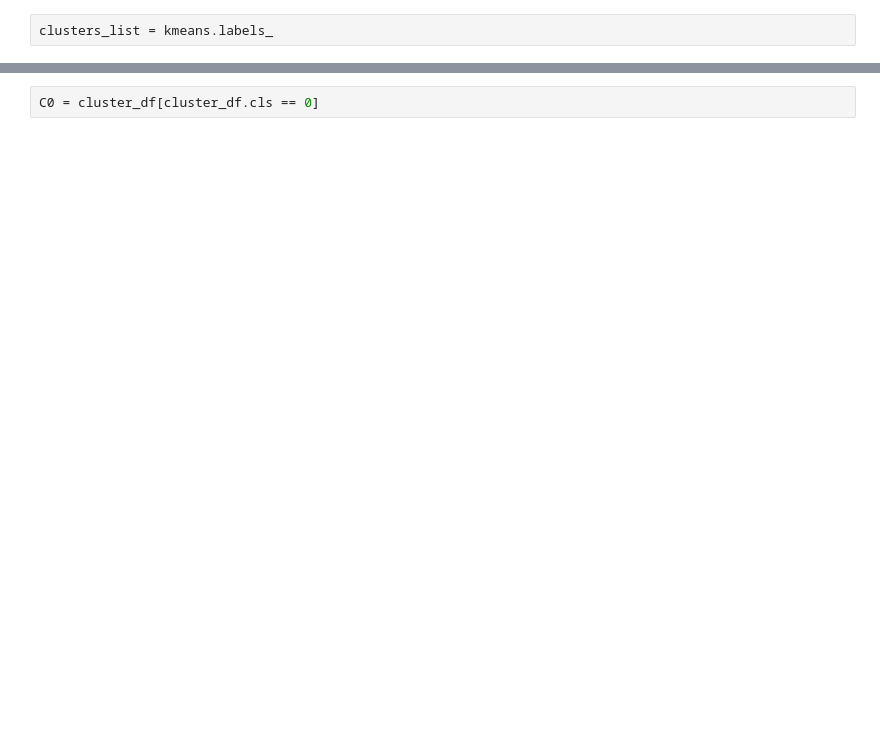
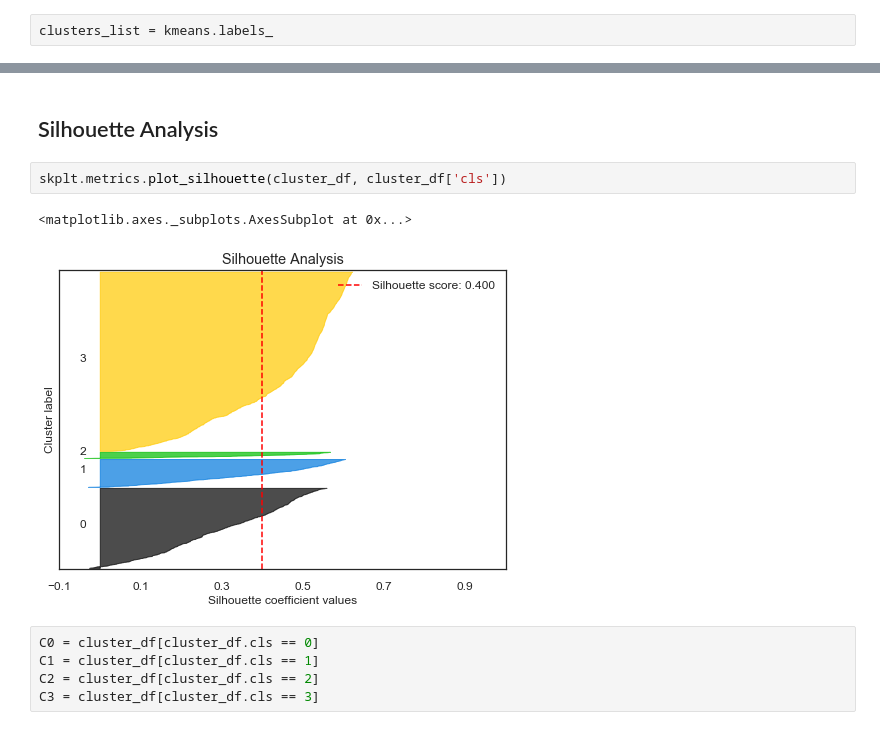
Before and after one commit to Botafogo1894/Columbia_AI_Course, a Jupyter notebook: Clustering_model.ipynb, the cells around one changed output, grey strips where cells are left out. Saved outputs shown, nothing was run; the diff lists cells and outputs as text; blank space fills up the shorter version.

```diff
--- a/Clustering_model.ipynb
+++ b/Clustering_model.ipynb
@@ -108,2 +118,12 @@ plt.show
+# %% [markdown]
+## Silhouette Analysis
 # %%
-C0 = cluster_df[cluster_df.cls == 0]
+skplt.metrics.plot_silhouette(cluster_df, cluster_df['cls'])
+# %% [output]
+<matplotlib.axes._subplots.AxesSubplot at 0x...>
+[figure, added]
+# %%
+C0 = cluster_df[cluster_df.cls == 0]
+C1 = cluster_df[cluster_df.cls == 1]
+C2 = cluster_df[cluster_df.cls == 2]
+C3 = cluster_df[cluster_df.cls == 3]
```
Also changed, not shown: parts of 38 cells of this notebook, 6 other files.
